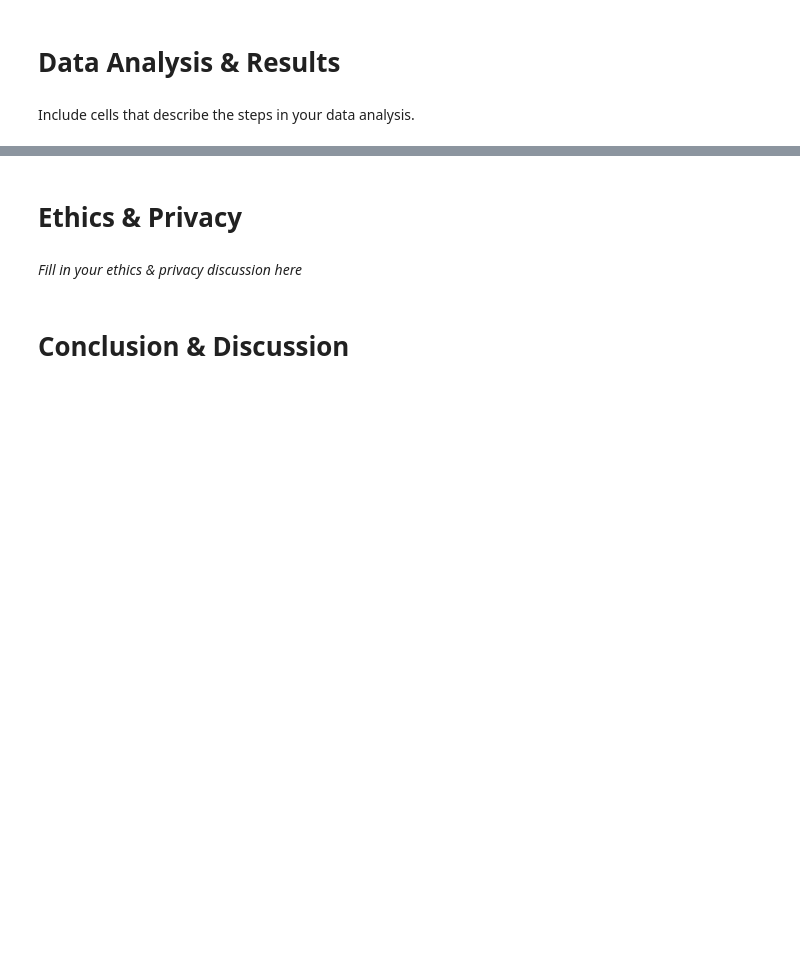
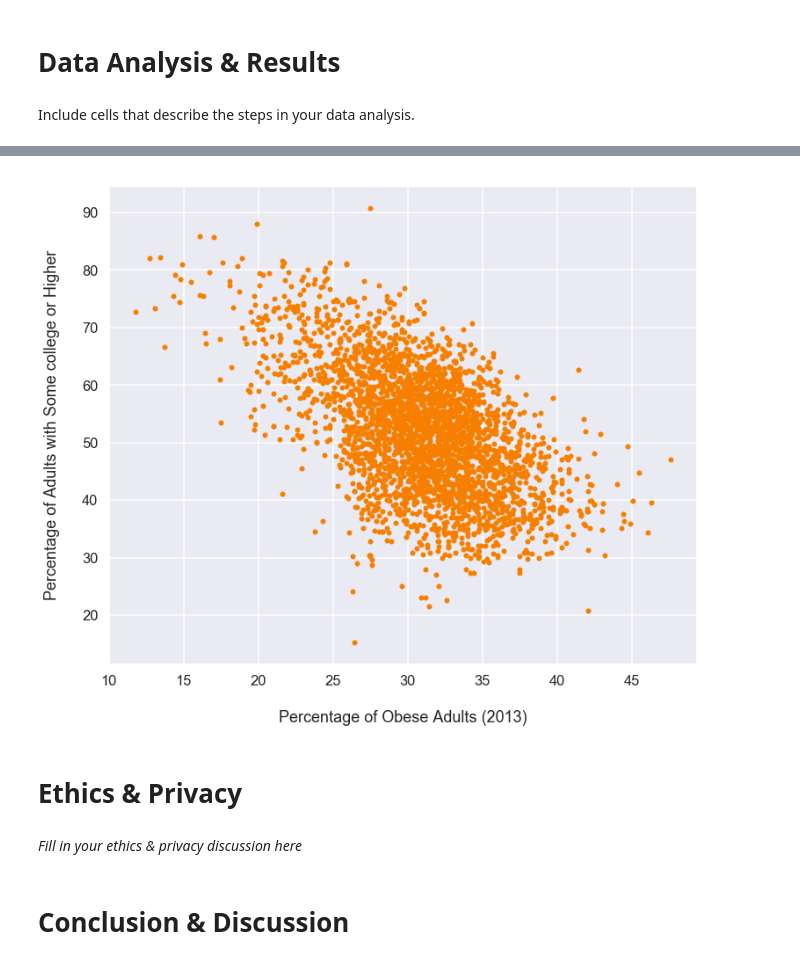
Before and after one commit to cwguan/COGS108-FinalProject, a Jupyter notebook: FinalProject.ipynb, the cells around one changed output, grey strips where cells are left out. Saved outputs shown, nothing was run; the diff lists cells and outputs as text; code cells hidden in the pictures; blank space fills up the shorter version.

```diff
--- a/FinalProject.ipynb
+++ b/FinalProject.ipynb
@@ -353,3 +317,12 @@ Include cells that describe the steps in your data analysis.
+# %%
+# Create and add a new column for % adults w/ some college or higher
+df['College'] =  df[['Percent of adults completing some college or associate\'s degree, 2013-17', 'Percent of adults with a bachelor\'s degree or higher, 2013-17']].sum(axis=1)
+df.plot.scatter(x='ADULT_OBESITY_RATE_2013', y='College', c='#F77F00', figsize=(12,10))
+plt.xlabel('\nPercentage of Obese Adults (2013)')
+plt.ylabel('Percentage of Adults with Some college or Higher\n')
+plt.show()
+# %% [output]
+[figure, added]
 # %% [markdown]
 # Ethics & Privacy
 # %% [markdown]
```
Also changed, not shown: parts of 28 cells of this notebook.
